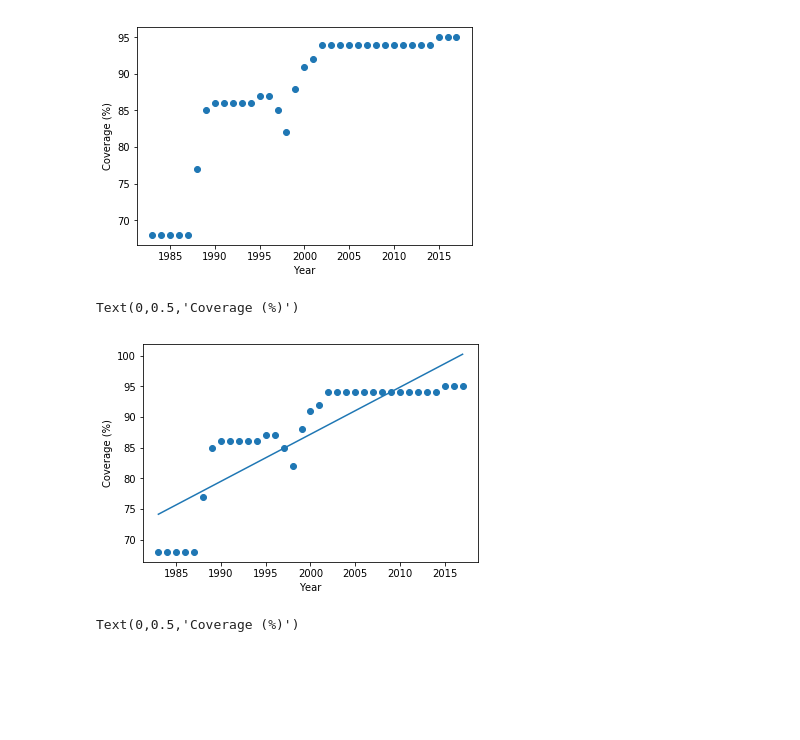
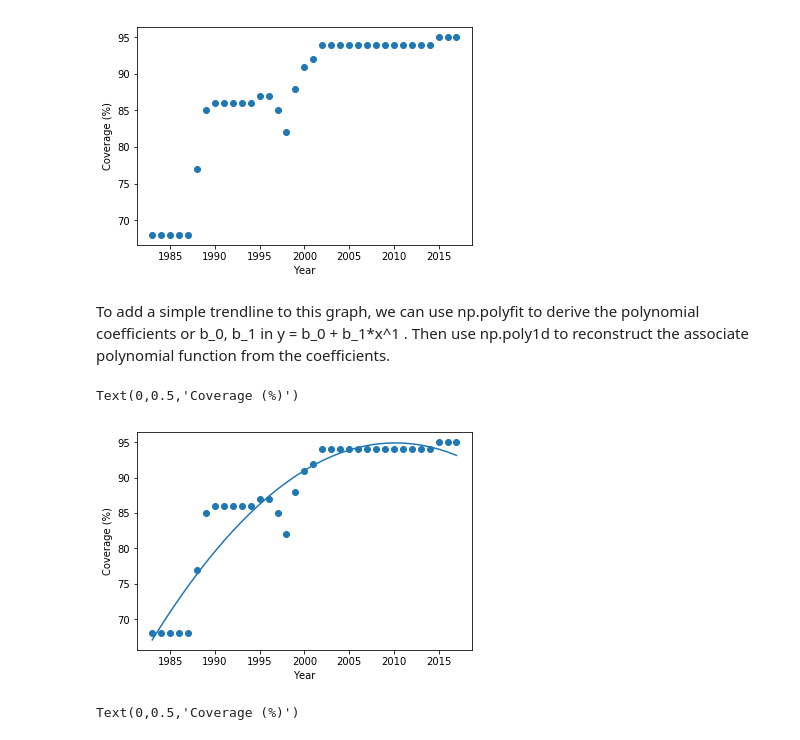
Before and after one commit to noatgnu/cds-python-graph, a Jupyter notebook: notebooks/main.ipynb, the cells around one changed output. Cells and saved outputs as stored; diff of their text form; code cells hidden in the pictures; blank space fills up the shorter version.

Commit message:
update add trendline

```diff
--- a/notebooks/main.ipynb
+++ b/notebooks/main.ipynb
@@ -80,19 +94,23 @@ plt.ylabel("Coverage (%)")
 # %% [output]
 Text(0,0.5,'Coverage (%)')
 [figure]
+# %% [markdown]
+To add a simple trendline to this graph, we can use np.polyfit to derive the polynomial coefficients or b_0, b_1 in y = b_0 + b_1*x^1 . Then use np.poly1d to reconstruct the associate polynomial function from the coefficients.
 # %%
 aus_m1 = measles_1.loc["Australia"]["M1"]
 aus_m1 = aus_m1.dropna()
-plt.scatter(aus_m1.index, aus_m1)
+plt.scatter(aus_m1.index, aus_m1.values)
 
-z = np.polyfit(aus_m1.index, aus_m1.astype(int), 1)
+# deriving least squares polynomial coefficients
+z = np.polyfit(aus_m1.index, aus_m1.values, 2)
+# 1-dimensional polynomial function from the derived coefficients
 p = np.poly1d(z)
 
 plt.plot(aus_m1.index, p(aus_m1.index))
 
 plt.xlabel("Year")
 plt.ylabel("Coverage (%)")
 # %% [output]
 Text(0,0.5,'Coverage (%)')
-[figure, old version]
+[figure, new version]
 # %%
```
Also changed, not shown: parts of 34 cells of this notebook, 1 other file.
